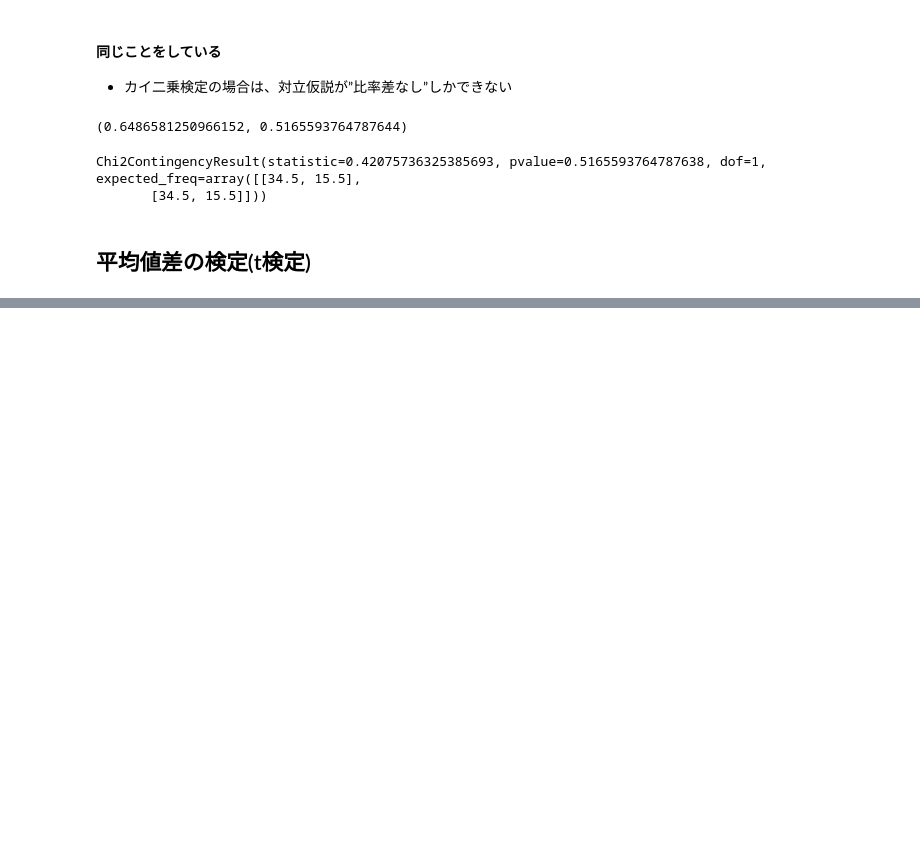
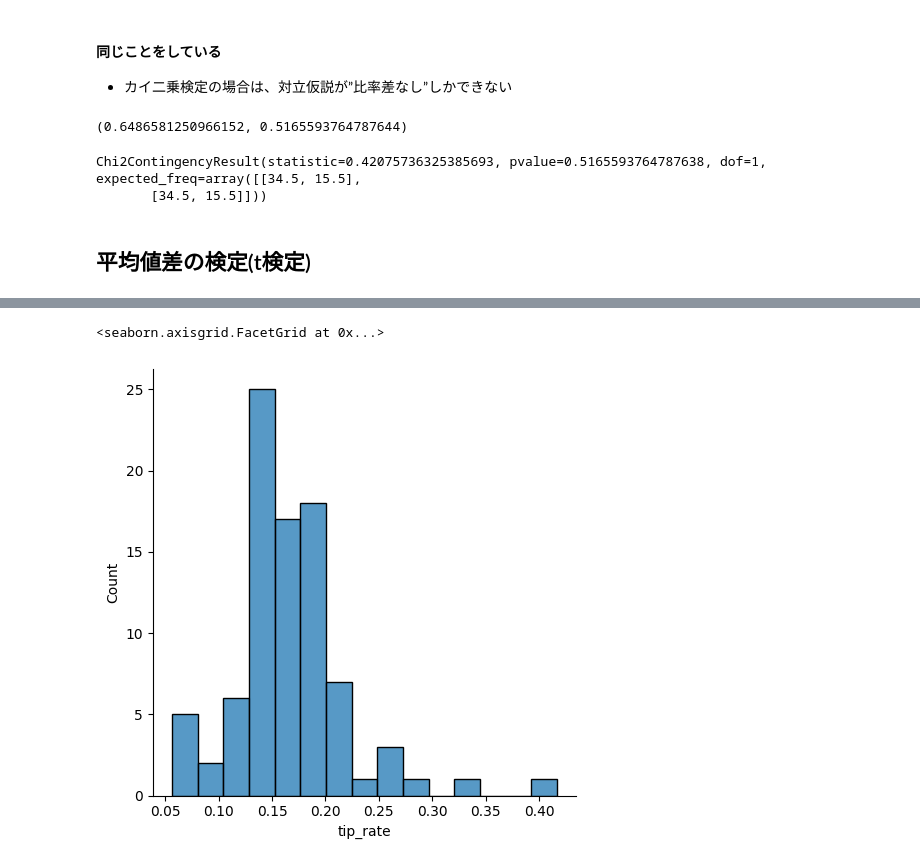
Before and after one commit to tiglzt7/wk, a Jupyter notebook: 05_stat/stat.ipynb, the cells around one changed output, grey strips where cells are left out. Drawn from its saved outputs; the diff is of its cells as text; code cells hidden in the pictures; blank space fills up the shorter version.

```diff
--- a/05_stat/stat.ipynb
+++ b/05_stat/stat.ipynb
@@ -1017,0 +1073,6 @@ Chi2ContingencyResult(statistic=0.42075736325385693, pvalue=0.5165593764787638,
+# %%
+# 女性のtipの分布
+sns.displot(female_tips)
+# %% [output]
+<seaborn.axisgrid.FacetGrid at 0x...>
+[figure, added]
```
Also changed, not shown: parts of 55 cells of this notebook.
